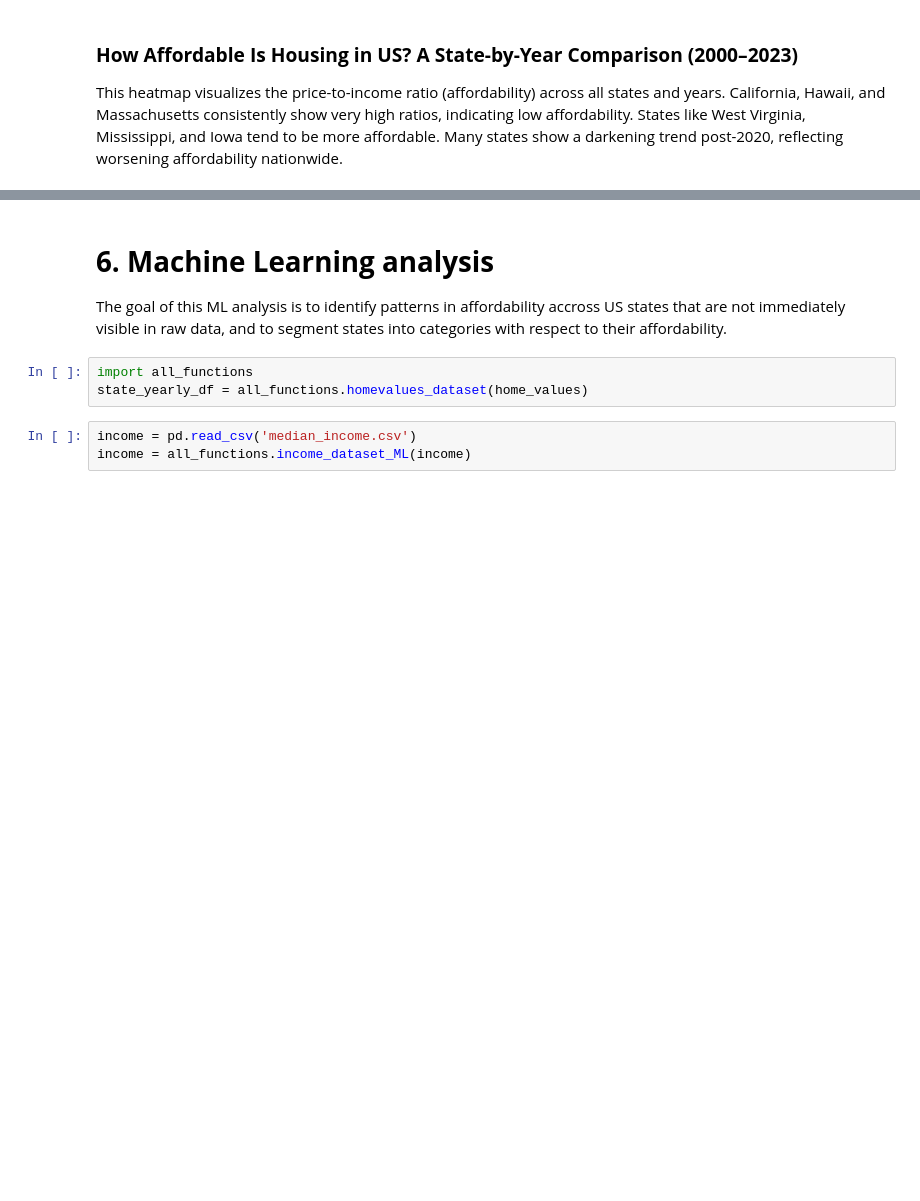
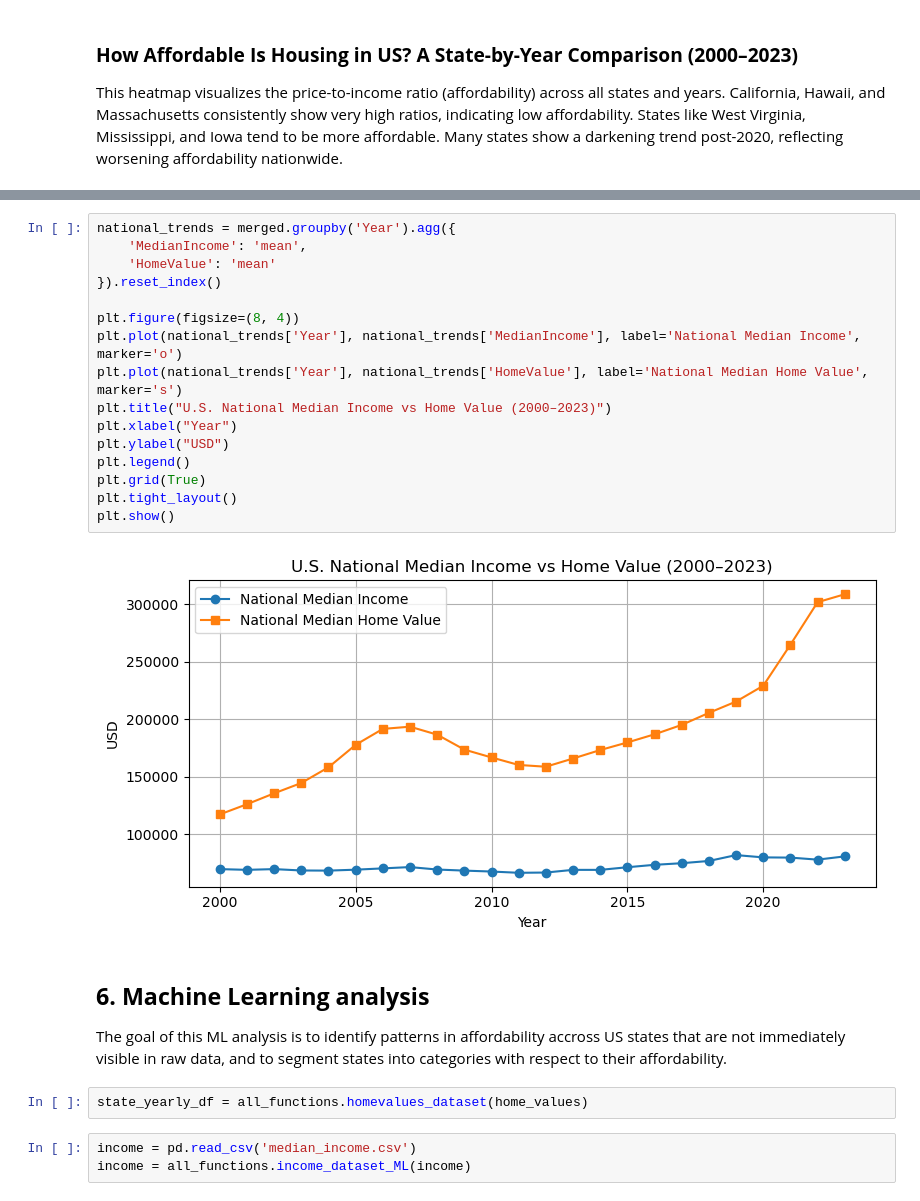
Before and after one commit to uic-cs418/group-project-stat-squad, a Jupyter notebook: ProgressReportFinal(1).ipynb, the cells around one changed output, grey strips where cells are left out. Cells and saved outputs as stored; diff of their text form; blank space fills up the shorter version.

```diff
--- a/ProgressReportFinal(1).ipynb
+++ b/ProgressReportFinal(1).ipynb
@@ -184,8 +93,25 @@ Our analysis confirms that **rising income is not enough to offset housing marke
+# %%
+national_trends = merged.groupby('Year').agg({
+    'MedianIncome': 'mean',
+    'HomeValue': 'mean'
+}).reset_index()
+
+plt.figure(figsize=(8, 4))
+plt.plot(national_trends['Year'], national_trends['MedianIncome'], label='National Median Income', marker='o')
+plt.plot(national_trends['Year'], national_trends['HomeValue'], label='National Median Home Value', marker='s')
+plt.title("U.S. National Median Income vs Home Value (2000–2023)")
+plt.xlabel("Year")
+plt.ylabel("USD")
+plt.legend()
+plt.grid(True)
+plt.tight_layout()
+plt.show()
+# %% [output]
+[figure, added]
 # %% [markdown]
-# **6. Machine Learning analysis**
+## **6. Machine Learning analysis**
 The goal of this ML analysis is to identify patterns in affordability accross US states that are not immediately visible in raw data, and to segment states into categories with respect to their affordability.
 # %%
-import all_functions
 state_yearly_df = all_functions.homevalues_dataset(home_values)
 # %%
 income = pd.read_csv('median_income.csv')
```
Also changed, not shown: parts of 29 cells of this notebook.
